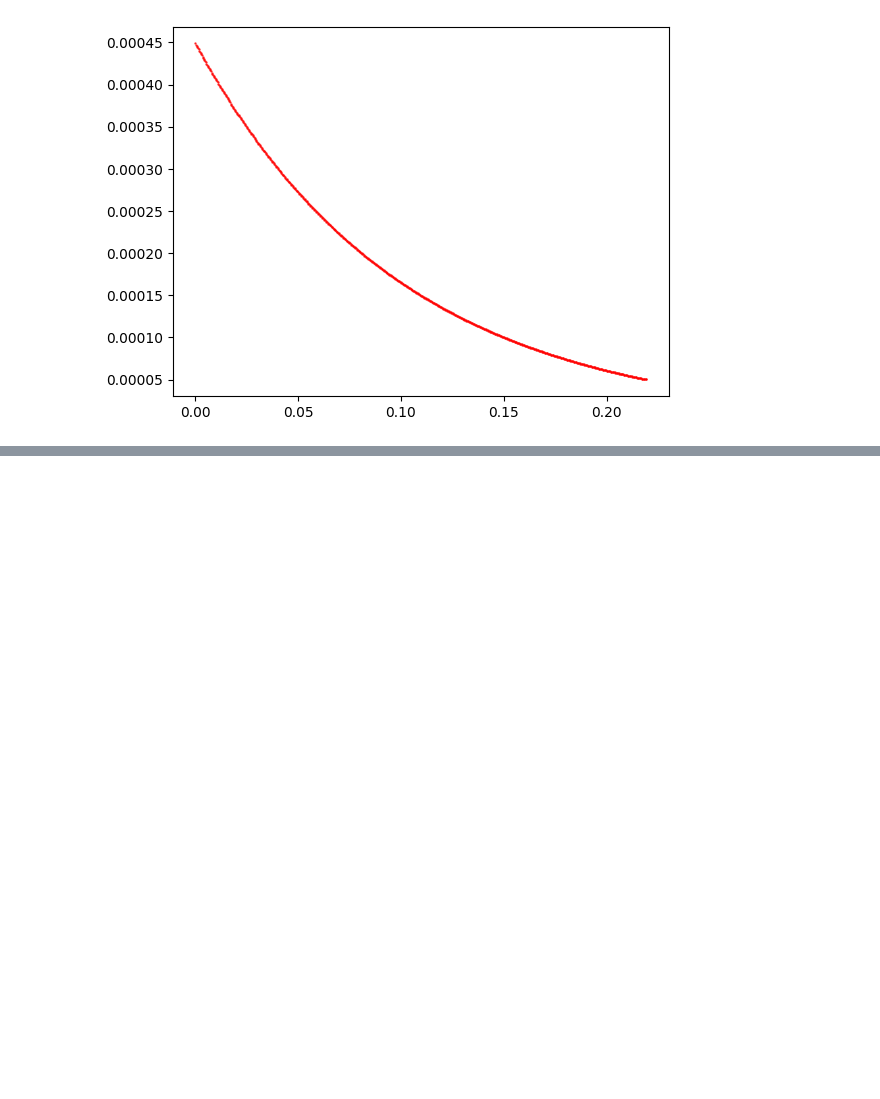
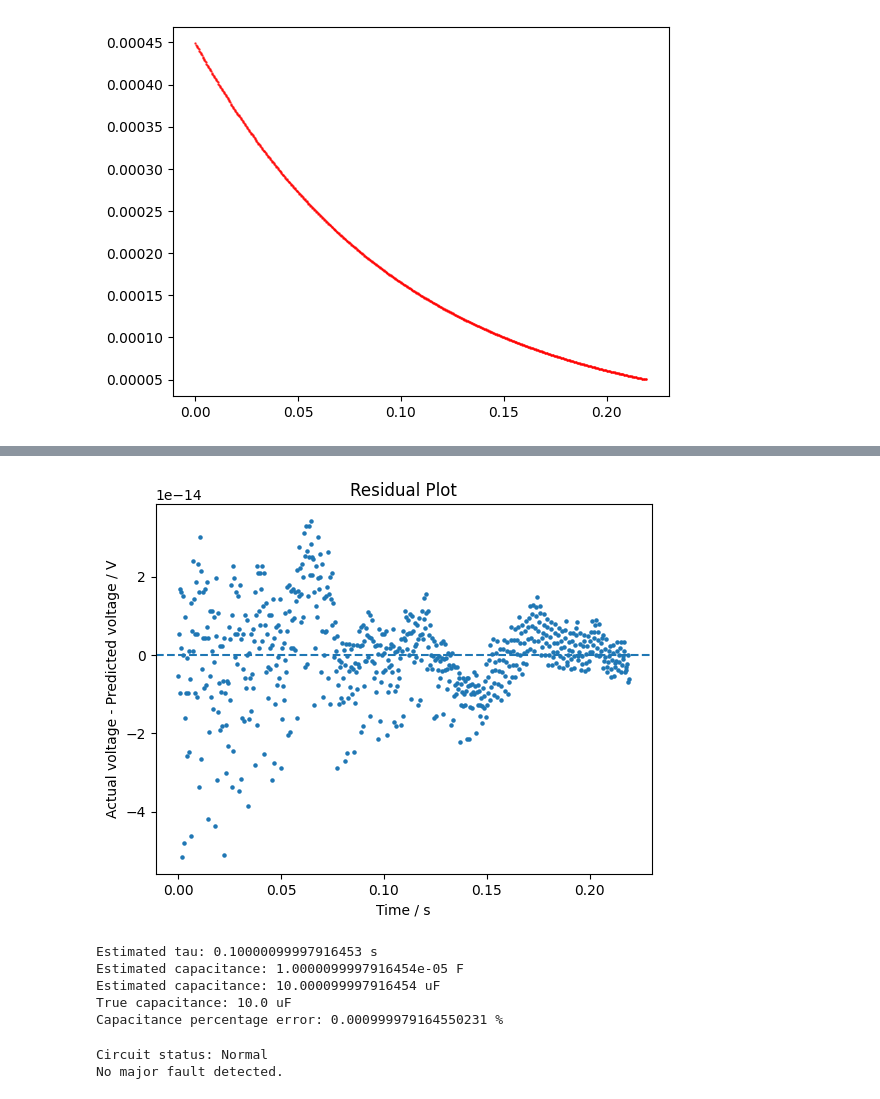
Before and after one commit to Basil1361/Discharge-Capacitance, a Jupyter notebook: Editor.ipynb, the cells around one changed output, grey strips where cells are left out. Saved outputs shown, nothing was run; the diff lists cells and outputs as text; code cells hidden in the pictures; blank space fills up the shorter version.

```diff
--- a/Editor.ipynb
+++ b/Editor.ipynb
@@ -192,0 +274,74 @@ ax.scatter(time,-current_values, s = 0.5, alpha = 0.75, c = 'red')
+# %%
+temp["residual"] = temp["Capacitor_V_Avg"] - temp["V_pred"]
+
+fig, ax = plt.subplots()
+
+ax.scatter(
+    temp["time_reset"],
+    temp["residual"],
+    s=5
+)
+
+ax.axhline(0, linestyle="--")
+
+ax.set_title("Residual Plot")
+ax.set_xlabel("Time / s")
+ax.set_ylabel("Actual voltage - Predicted voltage / V")
+
+plt.show()
+# %% [output]
+[figure, added]
+# %%
+# Experimental values from model
+tau_est = -1 / slope
+C_est = tau_est / resistance
+
+# If your capacitance variable is in microfarads, for example capacitance = 10
+C_true = capacitance * 1e-6
+
+C_error_pct = abs(C_est - C_true) / C_true * 100
+
+print("Estimated tau:", tau_est, "s")
+print("Estimated capacitance:", C_est, "F")
+print("Estimated capacitance:", C_est * 1e6, "uF")
+print("True capacitance:", C_true * 1e6, "uF")
+print("Capacitance percentage error:", C_error_pct, "%")
+# %% [output]
+Estimated tau: 0.10000099997916453 s
+Estimated capacitance: 1.0000099997916454e-05 F
+Estimated capacitance: 10.000099997916454 uF
+True capacitance: 10.0 uF
+Capacitance percentage error: 0.000999979164550231 %
+# %%
+faults = []
+
+# Thresholds
+cap_error_limit = 10       # percent
+nrmse_limit = 3            # percent of 5V
+r2_limit = 0.995
+
+if C_error_pct > cap_error_limit:
+    faults.append("Capacitance mismatch")
+
+if nrmse > nrmse_limit:
+    faults.append("High voltage prediction error")
+
+if r2 < r2_limit:
+    faults.append("Poor exponential fit")
+
+if len(faults) == 0:
+    status = "Normal"
+else:
+    status = "Faulty"
+
+print("Circuit status:", status)
+
+if faults:
+    print("Detected issues:")
+    for fault in faults:
+        print("-", fault)
+else:
+    print("No major fault detected.")
+# %% [output]
+Circuit status: Normal
+No major fault detected.
```
Also changed, not shown: parts of 3 cells of this notebook.
